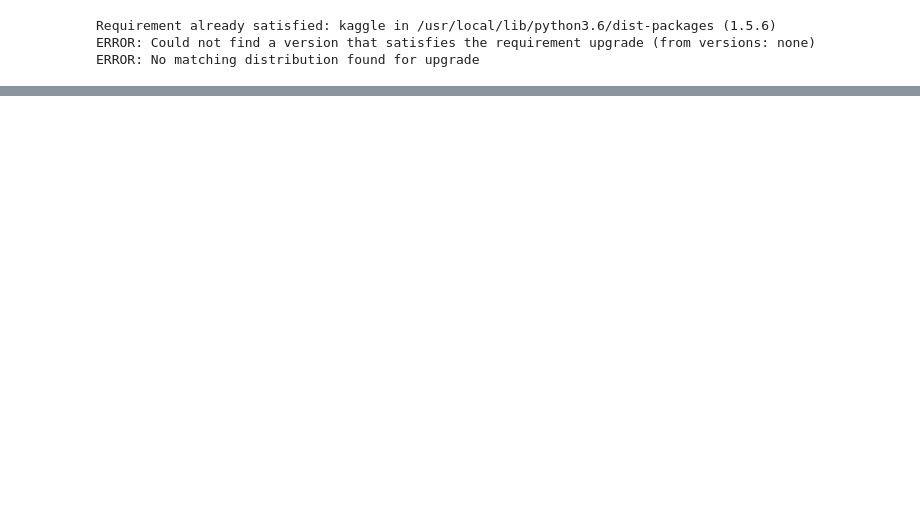
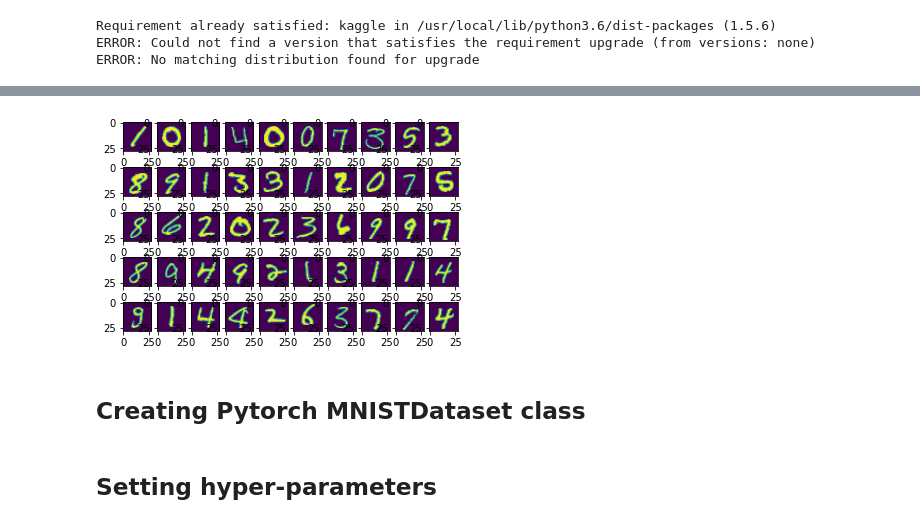
Before and after one commit to SheekhaJ/DataScienceProjects, a Jupyter notebook: Kaggle_MNIST.ipynb, the cells around one changed output, grey strips where cells are left out. Saved outputs shown, nothing was run; the diff lists cells and outputs as text; code cells hidden in the pictures; blank space fills up the shorter version.

Commit message:
Created Dataset class for MNIST data

```diff
--- a/Kaggle_MNIST.ipynb
+++ b/Kaggle_MNIST.ipynb
@@ -109,0 +146,16 @@ test.head()
+# %%
+figure = plt.figure()
+rows,cols=5,10
+gs = figure.add_gridspec(rows,cols)
+
+for i in range(rows):
+  for j in range(cols):
+    example = train.iloc[10*i+j,1:]
+    # print(10*i+j,train.iloc[10*i+j,0])
+    example = example.values.reshape([28,28])
+    figure.add_subplot(gs[i,j])
+    plt.imshow(example)
+# %% [output]
+[figure, added]
+# %% [markdown]
+## Creating Pytorch MNISTDataset class
@@ -109,0 +183,2 @@ test.head()
+# %% [markdown]
+## Setting hyper-parameters
```
Also changed, not shown: parts of 19 cells of this notebook.
